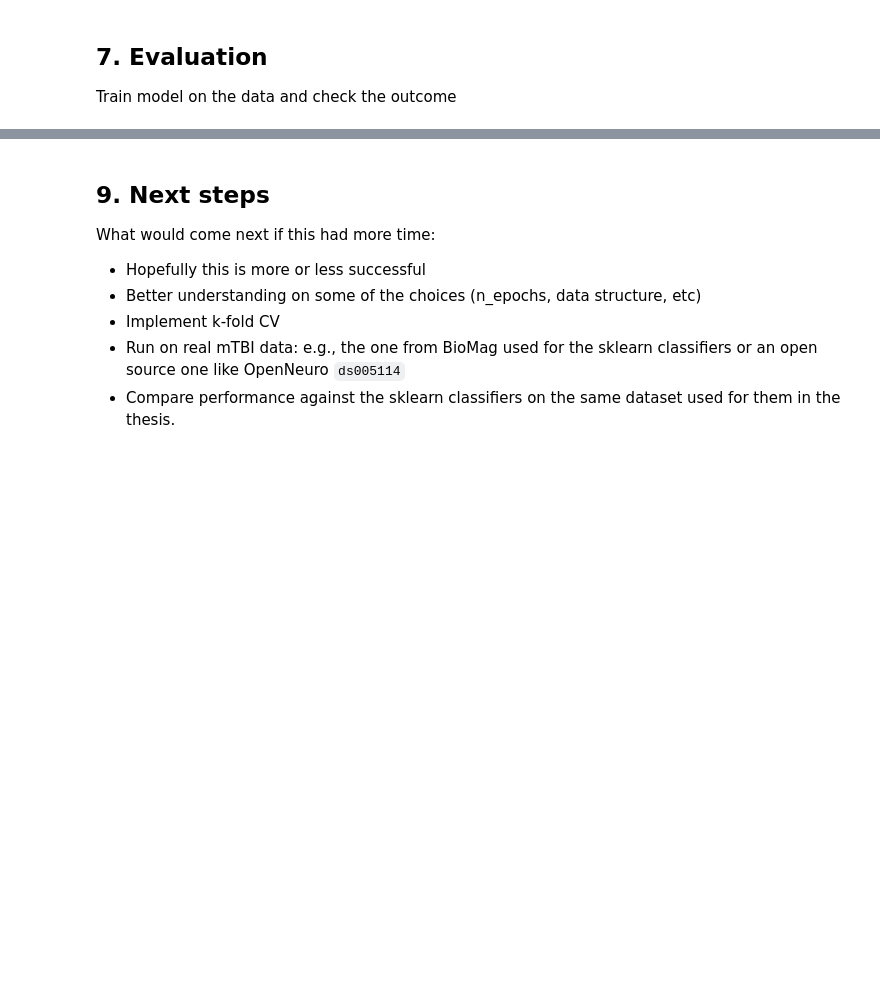
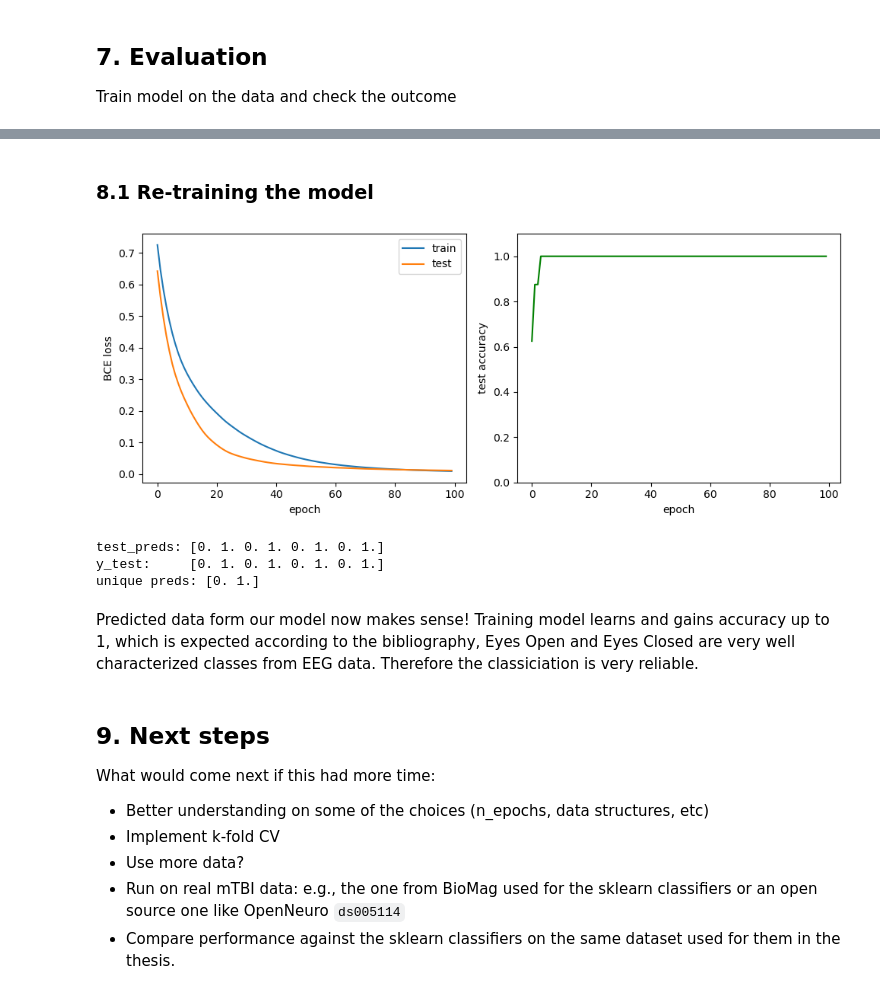
Before and after one commit to smallperalta/mtbi_meeg, a Jupyter notebook: experiments/torch_mlp_nn.ipynb, the cells around one changed output, grey strips where cells are left out. Drawn from its saved outputs; the diff is of its cells as text; code cells hidden in the pictures; blank space fills up the shorter version.

Commit message:
add data scaling

```diff
--- a/experiments/torch_mlp_nn.ipynb
+++ b/experiments/torch_mlp_nn.ipynb
@@ -285,0 +290,20 @@ train_loss epoch 99: 0.6931
+# %%
+from sklearn.preprocessing import StandardScaler ## For scaling
+
+print(f"BEFORE scalingn")
+print(f"X_train mean: {X_train.mean():.3e}, std: {X_train.std():.3e}")
+print(f"X_train min: {X_train.min():.3e}, max: {X_train.max():.3e}, --> 4 orders of magnitude!\n")
+
+
+# Log first
+X_train_log = np.log(X_train + 1e-15)
+X_test_log = np.log(X_test  + 1e-15)
+
+# Standardize: fit on train, transform both
+scaler = StandardScaler()
+X_train_scaled = scaler.fit_transform(X_train_log)
+X_test_scaled  = scaler.transform(X_test_log)
+
+print("AFTER scaling")
+print(f"X_train mean: {X_train_scaled.mean():.3f}, std: {X_train_scaled.std():.3f}")
+print(f"X_train min: {X_train_scaled.min():.3f}, max: {X_train_scaled.max():.3f} --> same order of magnitude!\n")
@@ -286,9 +318,33 @@ train_loss epoch 99: 0.6931
+# %% [markdown]
+### 8.1 Re-training the model
+# %%
+history_scaled = train(model, X_train_scaled, y_train, X_test_scaled, y_test)
+fig, (ax_loss, ax_acc) = plt.subplots(1, 2, figsize=(10, 4))
+ax_loss.plot(history_scaled['train_loss'], label='train')
+ax_loss.plot(history_scaled['test_loss'], label='test')
+ax_loss.set_xlabel('epoch'); ax_loss.set_ylabel('BCE loss'); ax_loss.legend()
+ax_acc.plot(history_scaled['test_accuracy'], color='green')
+ax_acc.set_xlabel('epoch'); ax_acc.set_ylabel('test accuracy')
+ax_acc.set_ylim(0, 1.1)
+plt.tight_layout()
+plt.show()
+
+print("test_preds:", history_scaled['final_test_preds'])
+print("y_test:    ", history_scaled['final_test_targets'])
+print("unique preds:", np.unique(history_scaled['final_test_preds']))
+# %% [output]
+[figure, added]
+test_preds: [0. 1. 0. 1. 0. 1. 0. 1.]
+y_test:     [0. 1. 0. 1. 0. 1. 0. 1.]
+unique preds: [0. 1.]
+# %% [markdown]
+Predicted data form our model now makes sense! Training model learns and gains accuracy up to 1, which is expected according to the bibliography, Eyes Open and Eyes Closed are very well characterized classes from EEG data. Therefore the classiciation is very reliable.
 # %% [markdown]
 ## 9. Next steps
 
 What would come next if this had more time:
-- Hopefully this is more or less successful
-- Better understanding on some of the choices (n_epochs, data structure, etc)
+- Better understanding on some of the choices (n_epochs, data structures, etc)
 - Implement k-fold CV
+- Use more data?
 - Run on real mTBI data: e.g., the one from BioMag used for the sklearn classifiers or an open source one like OpenNeuro `ds005114`
 - Compare performance against the sklearn classifiers on the same dataset used for them in the thesis.
```
Also changed, not shown: parts of 7 cells of this notebook.
